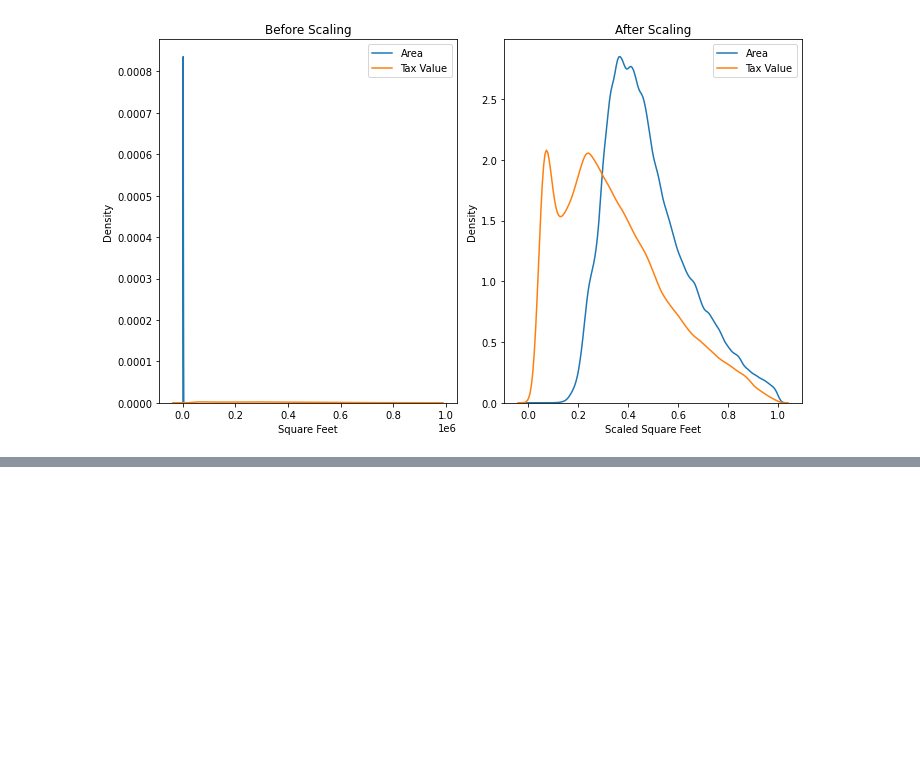
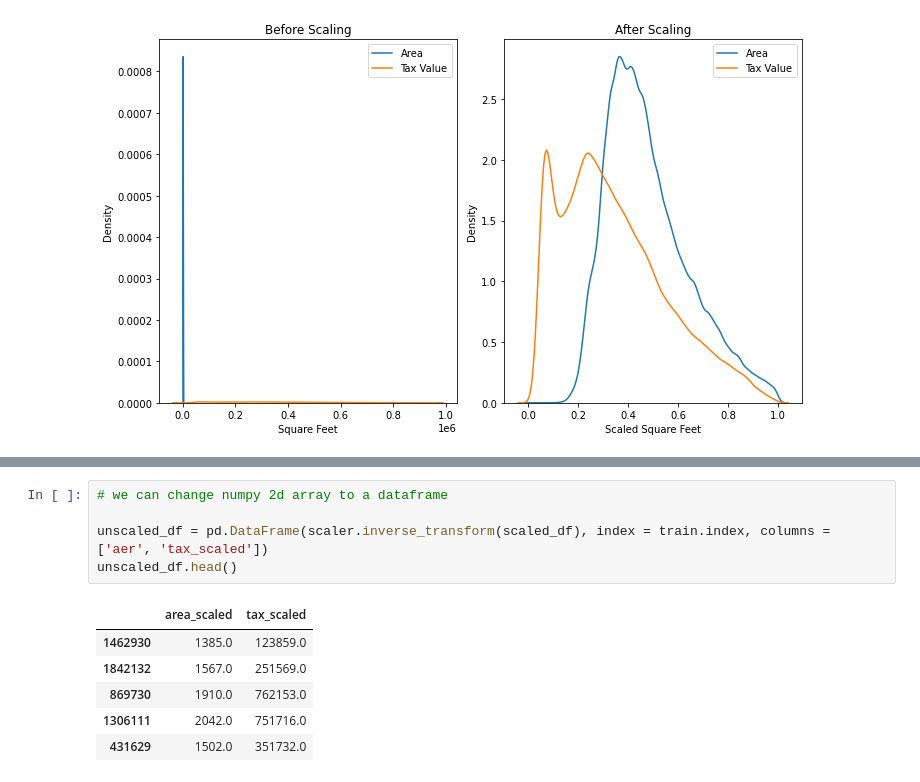
Before and after one commit to Marley-C-Robinson-99/regression-exercises, a Jupyter notebook: Scaling.ipynb, the cells around one changed output, grey strips where cells are left out. Drawn from its saved outputs; the diff is of its cells as text; blank space fills up the shorter version.

```diff
--- a/Scaling.ipynb
+++ b/Scaling.ipynb
@@ -88,0 +109,12 @@ plt.show()
+# %%
+# we can change numpy 2d array to a dataframe
+
+unscaled_df = pd.DataFrame(scaler.inverse_transform(scaled_df), index = train.index, columns = ['aer', 'tax_scaled'])
+unscaled_df.head()
+# %% [output]
+|  | area_scaled | tax_scaled |
+| 1462930 | 1385.0 | 123859.0 |
+| 1842132 | 1567.0 | 251569.0 |
+| 869730 | 1910.0 | 762153.0 |
+| 1306111 | 2042.0 | 751716.0 |
+| 431629 | 1502.0 | 351732.0 |
```
Also changed, not shown: parts of 11 cells of this notebook, 4 other files.
